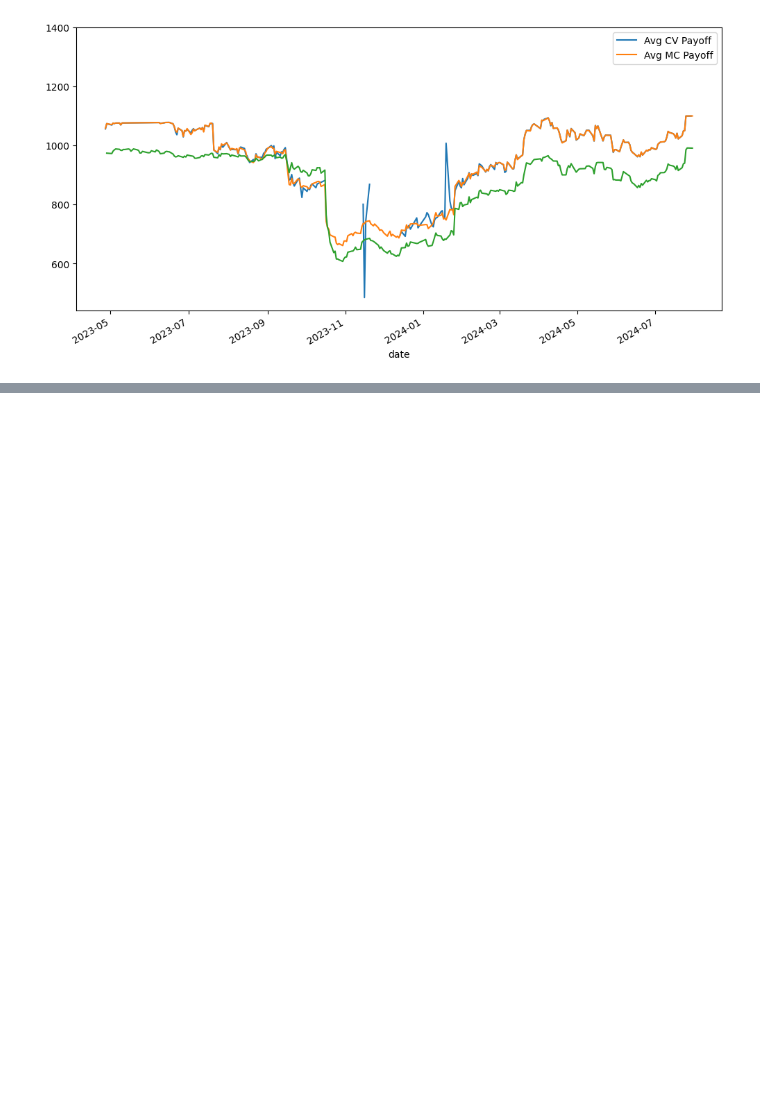
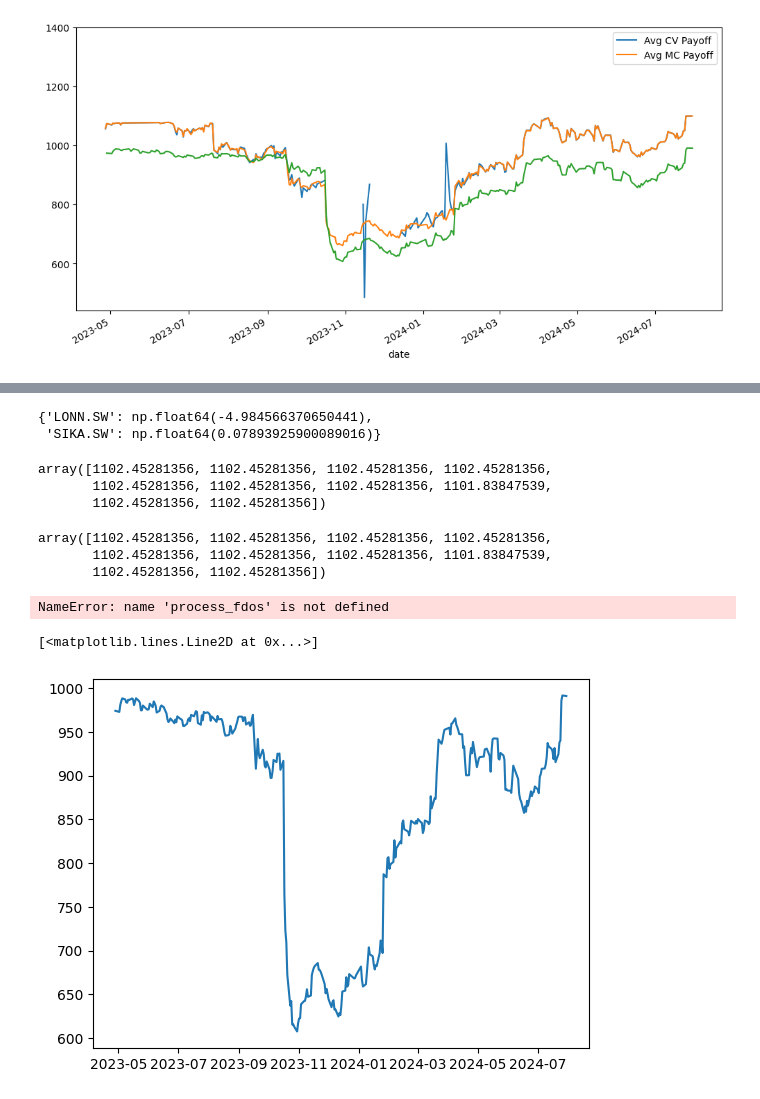
Before and after one commit to weiyuanoh/MH4518, a Jupyter notebook: WY/Model Notebooks/VarianceReduction.ipynb, the cells around one changed output, grey strips where cells are left out. Saved outputs shown, nothing was run; the diff lists cells and outputs as text; code cells hidden in the pictures; blank space fills up the shorter version.

```diff
--- a/WY/Model Notebooks/VarianceReduction.ipynb
+++ b/WY/Model Notebooks/VarianceReduction.ipynb
@@ -198,0 +218,18 @@ productprice.plot(ax = ax)
+# %%
+coorection_factors = vr.empirical_martingale_correction(terminal, r = cs.interest_rate, T = 1.25, S0 = {'LONN.SW': 549.60, 'SIKA.SW': 240.40})
+coorection_factors
+# %% [output]
+{'LONN.SW': np.float64(-4.984566370650441),
+ 'SIKA.SW': np.float64(0.07893925900089016)}
+# %%
+vr.adjust_payoffs(payoffs=payoff_gbm_t, correction_factors=coorection_factors)
+# %% [output]
+array([1102.45281356, 1102.45281356, 1102.45281356, 1102.45281356,
+       1102.45281356, 1102.45281356, 1102.45281356, 1101.83847539,
+       1102.45281356, 1102.45281356])
+# %%
+vr.EMC(fdos = cs.initial_fixing_date, params_product= params_product, sim_T= sim_t, payoff_original=payoff_gbm_t)
+# %% [output]
+array([1102.45281356, 1102.45281356, 1102.45281356, 1102.45281356,
+       1102.45281356, 1102.45281356, 1102.45281356, 1101.83847539,
+       1102.45281356, 1102.45281356])
@@ -198,0 +314,10 @@ productprice.plot(ax = ax)
+# %%
+process_fdos(cs.initial_fixing_date)
+# %% [output]
+NameError: name 'process_fdos' is not defined
+# %%
+realized_price = pp.get_product_price()
+plt.plot(realized_price)
+# %% [output]
+[<matplotlib.lines.Line2D at 0x...>]
+[figure, added]
```
Also changed, not shown: parts of 8 cells of this notebook, 6 other files.
